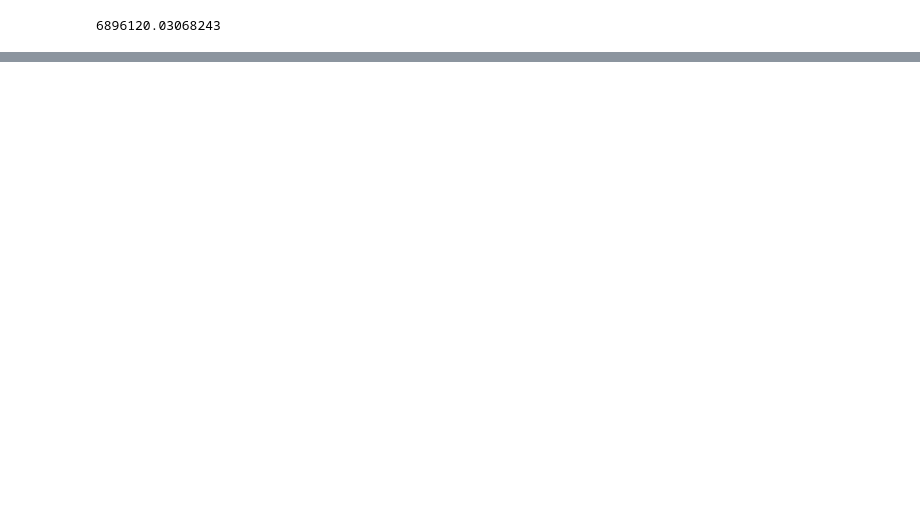
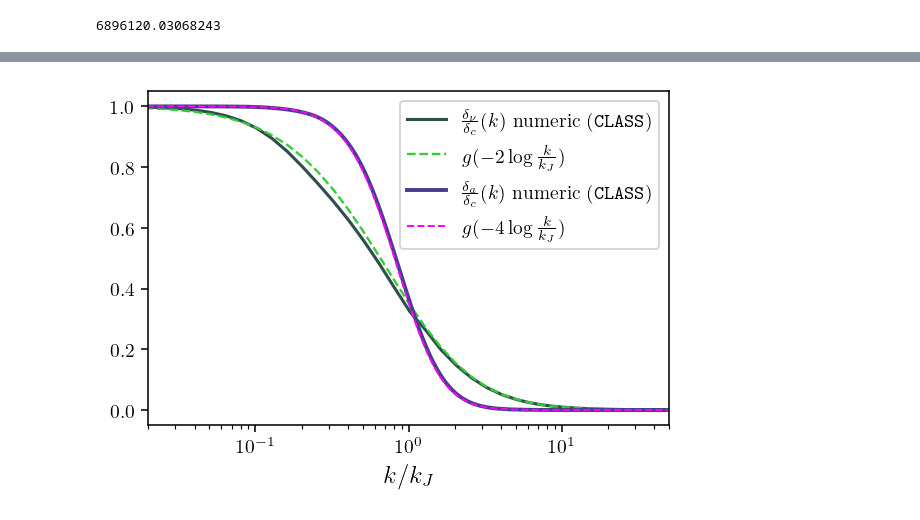
Before and after one commit to fverd/class, a Jupyter notebook: soundspeed-scripts/match_kJ.ipynb, the cells around one changed output, grey strips where cells are left out. Cells and saved outputs as stored; diff of their text form; code cells hidden in the pictures; blank space fills up the shorter version.

Commit message:
lincompare

```diff
--- a/soundspeed-scripts/match_kJ.ipynb
+++ b/soundspeed-scripts/match_kJ.ipynb
@@ -155,0 +122,19 @@ plt.show()
+# %%
+nuCDM = Class()
+nuCDM.set(common_settings)
+# pass input parameters
+Mnu=0.06
+
+nuCDM = Class()
+nuCDM.set(common_settings)
+nuCDM.set({
+    'N_ur': 2.0328,
+    # 'N_ncdm':1,
+    # 'm_ncdm':Mnu,
+    'N_ncdm':3,
+    'm_ncdm':'0.02,0.02,0.02',
+    # 'ncdm_fluid_approximation':0,
+})
+
+
+nuCDM.compute()
@@ -155,0 +159,33 @@ plt.show()
+# %%
+zeval = 0.5
+chi_tk_k = nuCDM.get_transfer(z=zeval)
+
+kEval=chi_tk_k['k (h/Mpc)']
+d_nu_k=-chi_tk_k['d_ncdm[0]']
+d_cdm_k=-chi_tk_k['d_cdm']
+
+
+plt.rcParams.update({
+    "text.usetex": True,
+    "font.family": "serif",
+    "font.serif": ["Computer Modern"],
+})
+plt.figure(figsize=(4.8,3.1), dpi=140)
+
+# kJestnu =0.155 * (Mnu/0.3) * pow(0.666,1/2)
+kJestnu =5.e-2 * (Mnu/0.3) * pow(0.666,1/2)
+
+plt.plot(kEval/kJestnu, d_nu_k/d_cdm_k,'darkslategray', linewidth=1.6,label=r'$\frac{\delta_\nu}{\delta_c}(k)$ numeric ($\texttt{CLASS}$)')
+plt.plot(kEval/kJestnu, g_an(-2*np.log(kEval/(kJestnu))),'limegreen', linestyle='--', linewidth=1.2,label=r'$g(-2\log \frac{k}{k_J})$ ')
+
+plt.plot(kEval/kJest, T_ratio_k,'darkslateblue', linewidth=2.,label=r'$\frac{\delta_a}{\delta_c}(k)$ numeric ($\texttt{CLASS}$)')
+plt.plot(kEval/kJest, g_an(-4*np.log(kEval/(kJest))),'fuchsia', linestyle='--', linewidth=1.,label=r'$g(-4\log \frac{k}{k_J})$')
+
+plt.xscale('log')
+plt.xlabel(r'$k/k_J$', fontsize=13)
+plt.legend(loc='upper right', fontsize=10)
+plt.xlim([2.e-2,5.e1])
+# plt.savefig('/home/fverdian/class/soundspeed-scripts/lincompare.pdf', bbox_inches='tight')
+plt.show()
+# %% [output]
+[figure, added]
```
Also changed, not shown: parts of 8 cells of this notebook, 1 other file.
